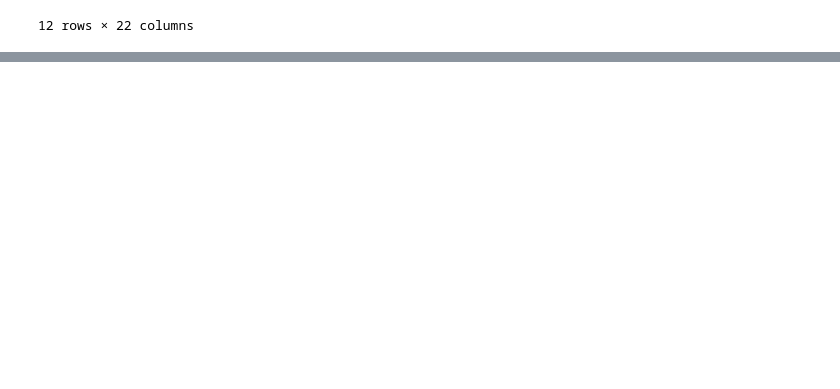
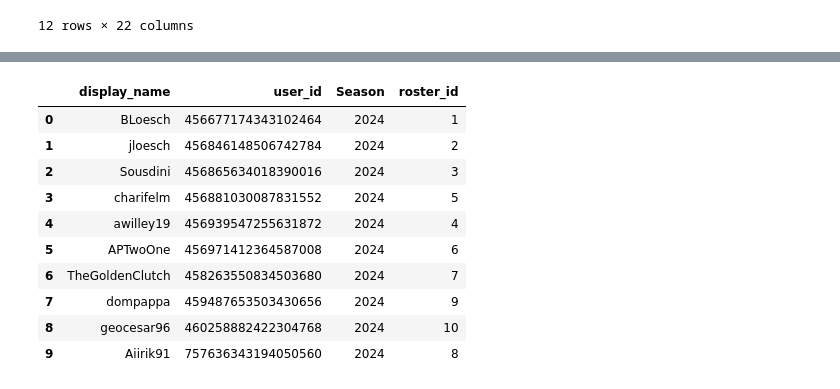
Before and after one commit to B-Loesch/sleeper_streamlit, a Jupyter notebook: testing_api.ipynb, the cells around one changed output, grey strips where cells are left out. Cells and saved outputs as stored; diff of their text form; code cells hidden in the pictures; blank space fills up the shorter version.

```diff
--- a/testing_api.ipynb
+++ b/testing_api.ipynb
@@ -228,0 +322,36 @@ all_matchups[all_matchups["user_pair"] == ("BLoesch", "jloesch")].sort_values(by
+# %%
+league_id = 1073659471932538880
+year = 2024
+
+users_dict = {}
+rosters_dict = {}
+
+users_url = f"https://api.sleeper.app/v1/league/{league_id}/users"
+rosters_url = f"https://api.sleeper.app/v1/league/{league_id}/rosters"
+
+# Make the API request
+users_response = requests.get(users_url)
+# Check if the request was successful (status code 200)
+if users_response.status_code == 200:
+    # Parse the JSON response
+    users = users_response.json()
+else:
+    print(f"Error: {users_response.status_code}")
+
+# Make the API request
+rosters_response = requests.get(rosters_url)
+# Check if the request was successful (status code 200)
+if rosters_response.status_code == 200:
+    # Parse the JSON response
+    rosters = rosters_response.json()
+else:
+    print(f"Error: {rosters_response.status_code}")
+
+for i, (user, roster) in enumerate(zip(users, rosters)):
+    users_dict[i+1] = [user["display_name"], user["user_id"], year]
+    rosters_dict[i+1] = [roster['owner_id'], roster['roster_id']]
+
+users_df = pd.DataFrame.from_dict(users_dict, orient = 'index', columns=['display_name', 'user_id', "Season"])
+rosters_df = pd.DataFrame.from_dict(rosters_dict, orient = 'index', columns=['user_id', 'roster_id'])
+
+merged_df = pd.merge(users_df, rosters_df, on = 'user_id')
@@ -228,0 +422,14 @@ all_matchups[all_matchups["user_pair"] == ("BLoesch", "jloesch")].sort_values(by
+# %%
+merged_df
+# %% [output]
+|  | display_name | user_id | Season | roster_id |
+| 0 | BLoesch | 456677174343102464 | 2024 | 1 |
+| 1 | jloesch | 456846148506742784 | 2024 | 2 |
+| 2 | Sousdini | 456865634018390016 | 2024 | 3 |
+| 3 | charifelm | 456881030087831552 | 2024 | 5 |
+| 4 | awilley19 | 456939547255631872 | 2024 | 4 |
+| 5 | APTwoOne | 456971412364587008 | 2024 | 6 |
+| 6 | TheGoldenClutch | 458263550834503680 | 2024 | 7 |
+| 7 | dompappa | 459487653503430656 | 2024 | 9 |
+| 8 | geocesar96 | 460258882422304768 | 2024 | 10 |
+| 9 | Aiirik91 | 757636343194050560 | 2024 | 8 |
```
Also changed, not shown: parts of 12 cells of this notebook, 2 other files.
